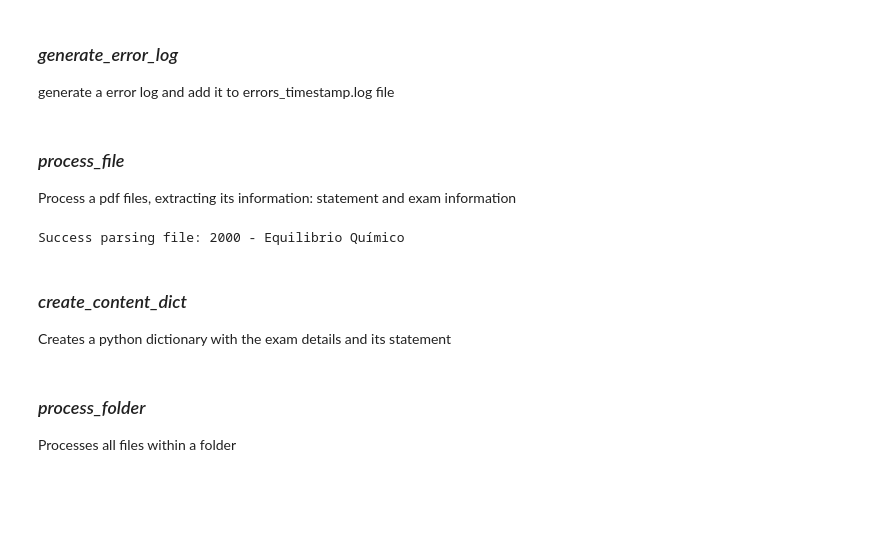
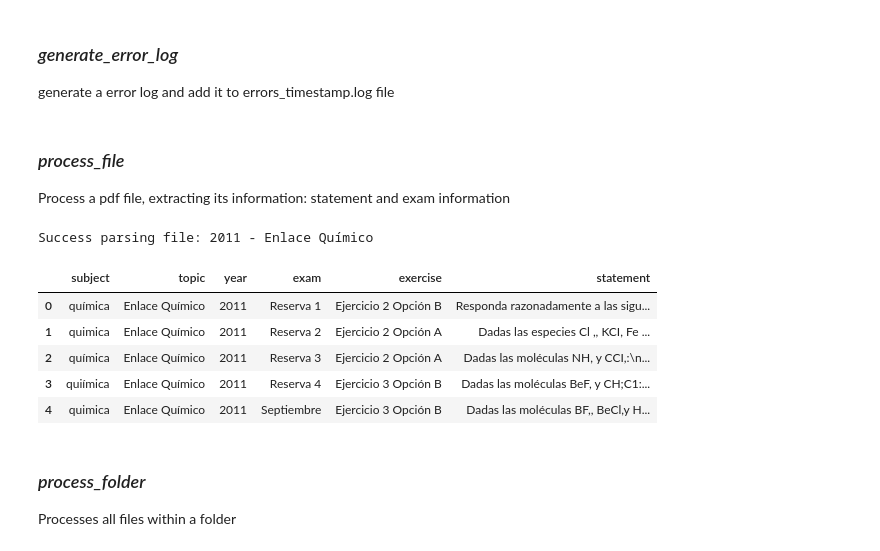
Before and after one commit to chusk2/emestrada_parser, a Jupyter notebook: jupyter notebooks/pdf_parser_clean.ipynb, the cells around one changed output. Saved outputs shown, nothing was run; the diff lists cells and outputs as text; code cells hidden in the pictures; blank space fills up the shorter version.

Commit message:
parse_file passed and returns a dataframe

```diff
--- a/jupyter notebooks/pdf_parser_clean.ipynb
+++ b/jupyter notebooks/pdf_parser_clean.ipynb
@@ -37,11 +37,11 @@ os.chdir(root)
 
 Extract the text from pdf files, page by page
 # %%
-def pdf_to_text(file_path):
+def pdf_to_text(file: Path) -> list:
     """
     Processes a single PDF file to extract its content as text.
     """
-    images = convert_from_path(file_path)[1:]
+    images = convert_from_path(file)[1:]
     # parse each page
     pages = []
     for i, page in enumerate(images):
@@ -51,7 +51,7 @@ def pdf_to_text(file_path):
 ### *extract_statement*
 Extract the statement from a page in text format
 # %%
-def extract_statement(page):
+def extract_statement(page: str) -> str:
     # split the content into lines
     text = page.split('\n')
 
@@ -82,7 +82,7 @@ def extract_statement(page):
 ### *extract_exam_details*
 Extract the exam details, like subject, year, exam and exercise number.
 # %%
-def extract_exam_details(statement):
+def extract_exam_details(statement : str) -> dict :
     # get last line with exam details
     lines = [i for i in statement.split('\n') if i != '']
     exam_details = lines[-1].lower()
@@ -159,5 +159,5 @@ def generate_error_log(file, page, error_type, statement = None, details = None)
     print(log[:-2])
 # %% [markdown]
 ### *process_file*
-Process a pdf files, extracting its information: statement and exam information
+Process a pdf file, extracting its information: statement and exam information
 # %%
@@ -223,7 +215,0 @@ def process_file(file: Path) -> dict:
-# %%
-dic = process_file("./test/2000 - Equilibrio Químico.pdf")
-# %% [output]
-Success parsing file: 2000 - Equilibrio Químico
-# %% [markdown]
-### *create_content_dict*
-Creates a python dictionary with the exam details and its statement
@@ -241,3 +216,13 @@ def create_content_dict():
+# %%
+process_file(Path("./pdf_files/quimica/enlace_quimico/2011 - Enlace Químico.pdf"))
+# %% [output]
+Success parsing file: 2011 - Enlace Químico
+|  | subject | topic | year | exam | exercise | statement |
+| 0 | química | Enlace Químico | 2011 | Reserva 1 | Ejercicio 2 Opción B | Responda razonadamente a las sigu... |
+| 1 | quimica | Enlace Químico | 2011 | Reserva 2 | Ejercicio 2 Opción A | Dadas las especies Cl ,, KCI, Fe ... |
+| 2 | química | Enlace Químico | 2011 | Reserva 3 | Ejercicio 2 Opción A | Dadas las moléculas NH, y CCI,:\n... |
+| 3 | quiímica | Enlace Químico | 2011 | Reserva 4 | Ejercicio 3 Opción B | Dadas las moléculas BeF, y CH;C1:... |
+| 4 | quimica | Enlace Químico | 2011 | Septiembre | Ejercicio 3 Opción B | Dadas las moléculas BF,, BeCl,y H... |
 # %% [markdown]
 ### *process_folder*
 Processes all files within a folder
```
Also changed, not shown: parts of 3 cells of this notebook.
